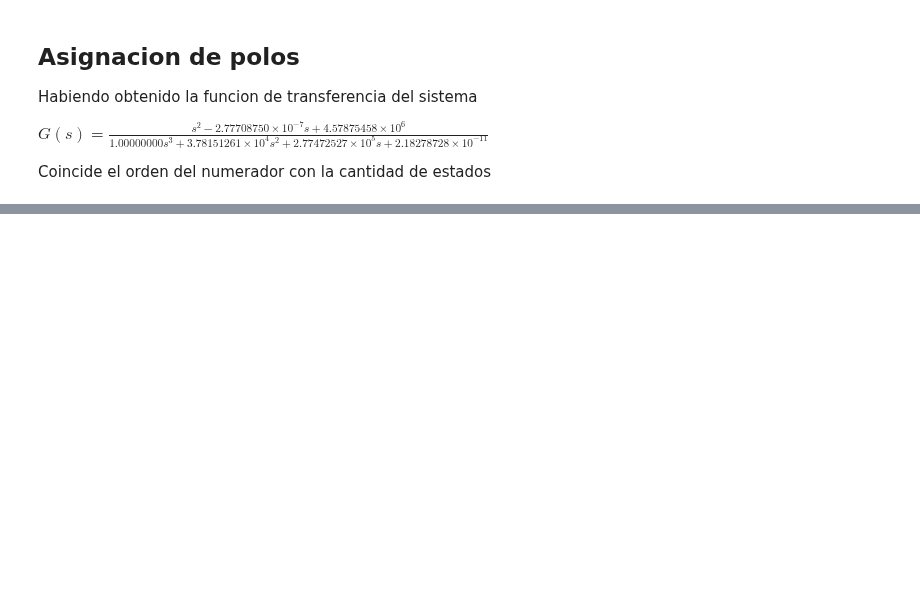
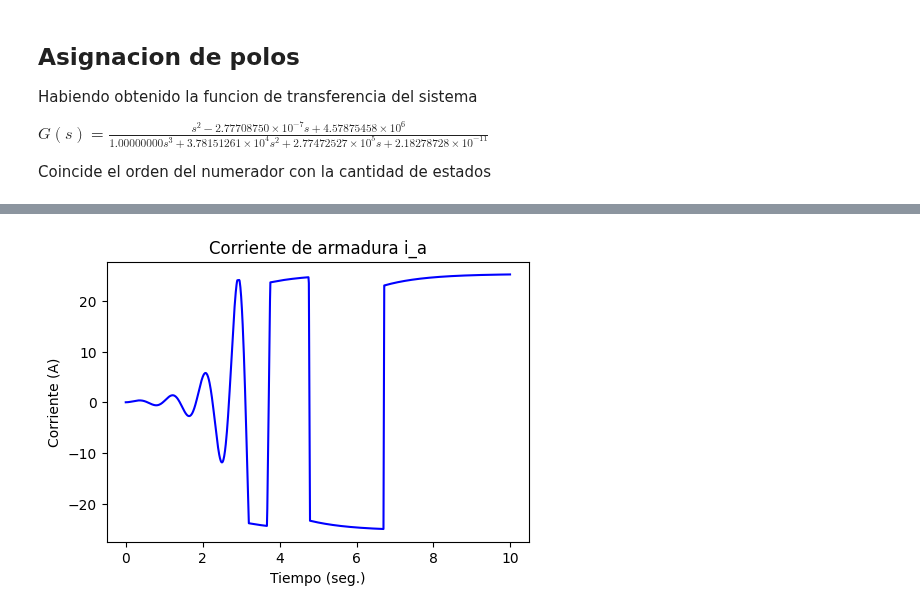
Before and after one commit to mateooD/SCII_TPs, a Jupyter notebook: Actividad_2/1_motor.ipynb, the cells around one changed output, grey strips where cells are left out. Drawn from its saved outputs; the diff is of its cells as text; code cells hidden in the pictures; blank space fills up the shorter version.

```diff
--- a/Actividad_2/1_motor.ipynb
+++ b/Actividad_2/1_motor.ipynb
@@ -264,0 +531,81 @@ plt.show()
+# %%
+import numpy as np
+import matplotlib.pyplot as plt
+from scipy import signal
+
+# Definir los parámetros del motor DC
+R_A = 1.0  # Resistencia de la armadura (Ohm)
+L_AA = 0.01  # Inductancia de la armadura (Henry)
+K_m = 0.005  # Constante del motor (Nm/A)
+J = 0.001  # Momento de inercia del rotor (kg m^2)
+B_m = 0.001  # Coeficiente de amortiguación viscosa (Nm·s/rad)
+
+# Definir la ganancia del controlador LQR
+K = np.array([[1.92422762e-02, 2.07660098e-01, 4.12022552e+00, -3.16227766e+01]])
+
+# Definir el tiempo de integración y simulación
+h = 0.01  # Intervalo de tiempo de integración
+simTime = 10
+# Tiempo total de simulación
+t = np.arange(0, simTime, h)
+
+# Frequency of the signal
+frequency = 0.1  # Frequency of the signal in Hz (every 10 seconds)
+
+# Define reference position with amplitude of 0.2 pi
+reference = 0.2 * np.pi * np.sin(2 * np.pi * frequency * t)
+
+# Define torque reference with amplitude of 0.5e-3 Nm
+torque_reference = 0.5e-3 * np.sin(2 * np.pi * frequency * t)
+
+# Inicializar las variables de estado
+ia = np.zeros(len(t))
+w = np.zeros(len(t))
+tita = np.zeros(len(t))
+u = np.zeros(len(t))
+zeta = np.zeros(len(t))
+
+# Estado inicial
+x = np.array([ia[0], w[0], tita[0]])
+stateVector = np.transpose(np.array([ia[0], w[0], tita[0]]))
+integ = 0
+
+# Simulación del sistema
+for i in range(len(t)):
+    # Calcular la señal de error
+    zetaP = reference[i] - np.dot(C, stateVector)  # Assuming C is defined elsewhere
+
+    # Calcular la integral del error
+    zeta[i] = integ + zetaP * h
+
+    # Calcular la acción de control
+    u[i] = -np.dot(K[:, :3], stateVector.T) - K[:, 3] * zeta[i]
+
+    # Limitar la acción de control
+    u[i] = np.clip(u[i], -24, 24)
+
+    # Actualizar los estados del sistema
+    x1P = (-R_A * x[0] + K_m * x[1] + u[i]) / L_AA
+    x2P = (K_i * x[0] - B_m * x[1] - torque_reference[i]) / J
+    x3P = x[1]
+    xP = np.array([x1P, x2P, x3P])
+    x = x + h * xP
+
+    # Actualizar el vector de estado
+    stateVector = x.copy()
+
+    # Actualizar los valores de las variables
+    ia[i] = x[0]
+    w[i] = x[1]
+    tita[i] = x[2]
+    integ = zeta[i]
+
+# Graficar los resultados
+plt.figure(figsize=(12, 8))
+
+plt.subplot(2, 2, 1)
+plt.plot(t, ia, 'b', linewidth=1.5)
+plt.title('Corriente de armadura i_a')
+plt.xlabel('Tiempo (seg.)')
+plt.ylabel('Corriente (A)')
+# %% [output]
@@ -264,0 +613 @@ plt.show()
+[figure, added]
```
Also changed, not shown: parts of 16 cells of this notebook.
